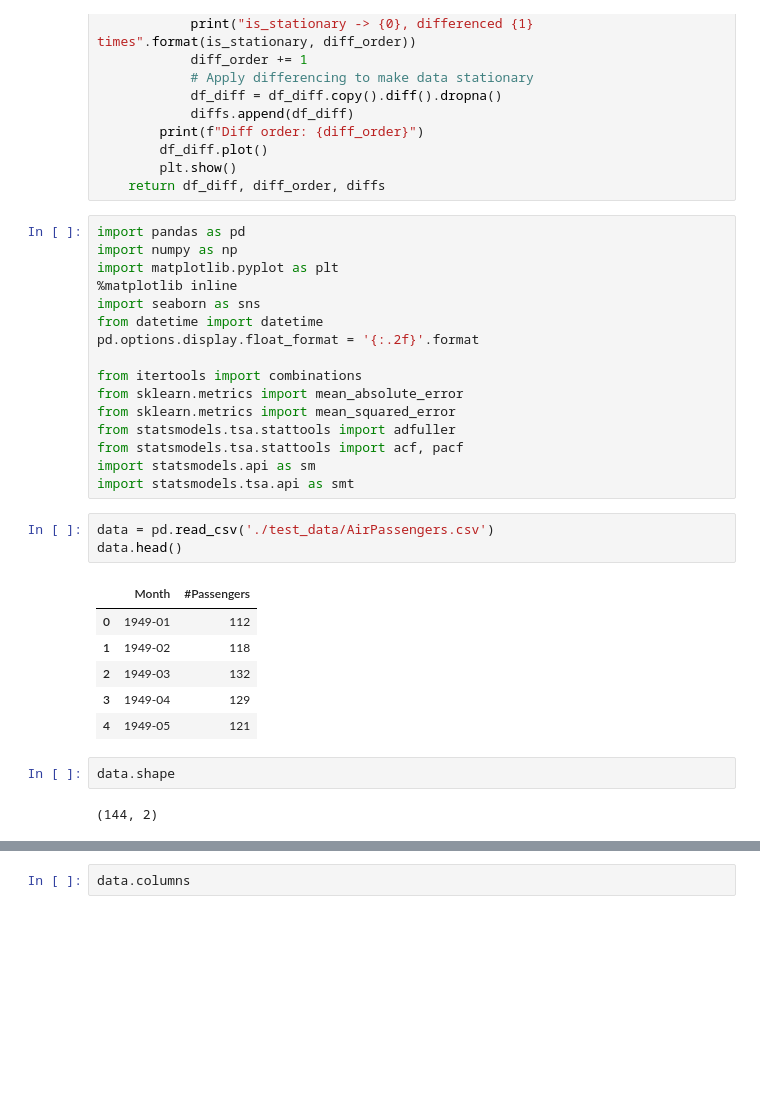
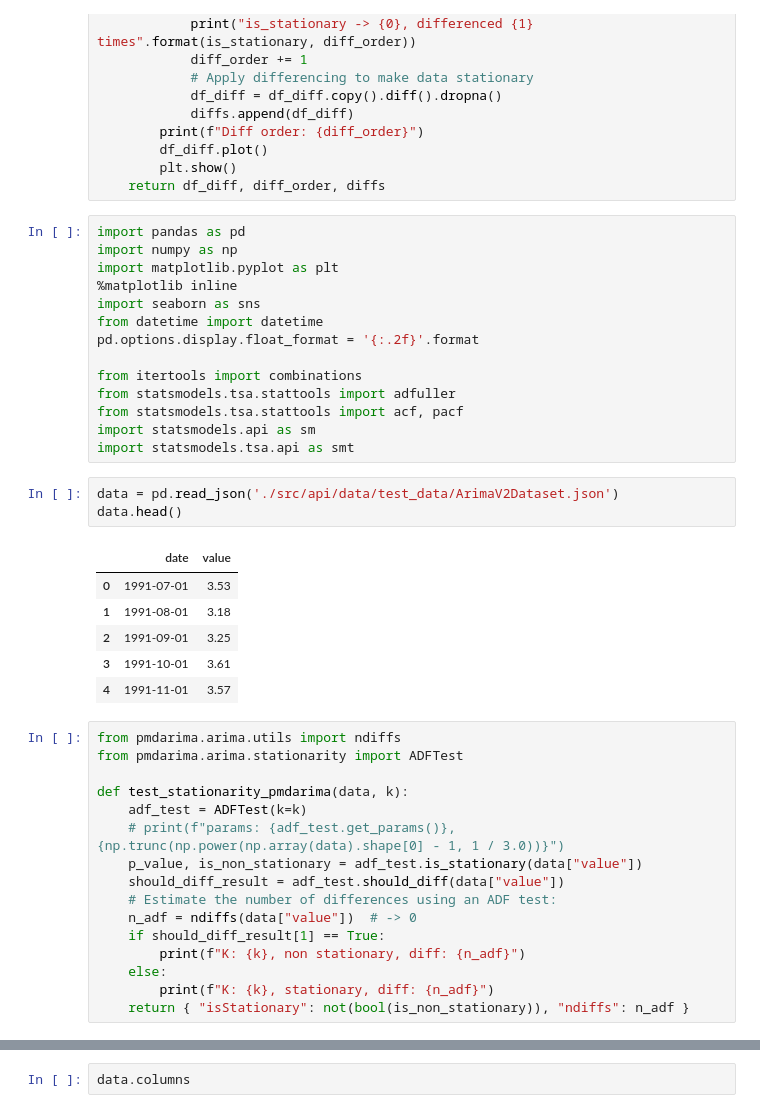
Before and after one commit to yarynakorduba/master-thesis-full-stack, a Jupyter notebook: arima_v1.ipynb, the cells around one changed output, grey strips where cells are left out. Drawn from its saved outputs; the diff is of its cells as text; blank space fills up the shorter version.

Commit message:
Playing with ARIMA

```diff
--- a/arima_v1.ipynb
+++ b/arima_v1.ipynb
@@ -70,23 +70,33 @@ from datetime import datetime
 pd.options.display.float_format = '{:.2f}'.format
 
 from itertools import combinations
-from sklearn.metrics import mean_absolute_error
-from sklearn.metrics import mean_squared_error
 from statsmodels.tsa.stattools import adfuller
 from statsmodels.tsa.stattools import acf, pacf
 import statsmodels.api as sm
 import statsmodels.tsa.api as smt
 # %%
-data = pd.read_csv('./test_data/AirPassengers.csv')
+data = pd.read_json('./src/api/data/test_data/ArimaV2Dataset.json')
 data.head()
 # %% [output]
-|  | Month | #Passengers |
-| 0 | 1949-01 | 112 |
-| 1 | 1949-02 | 118 |
-| 2 | 1949-03 | 132 |
-| 3 | 1949-04 | 129 |
-| 4 | 1949-05 | 121 |
+|  | date | value |
+| 0 | 1991-07-01 | 3.53 |
+| 1 | 1991-08-01 | 3.18 |
+| 2 | 1991-09-01 | 3.25 |
+| 3 | 1991-10-01 | 3.61 |
+| 4 | 1991-11-01 | 3.57 |
-# %%
-data.shape
-# %% [output]
-(144, 2)
+# %%
+from pmdarima.arima.utils import ndiffs
+from pmdarima.arima.stationarity import ADFTest
+
+def test_stationarity_pmdarima(data, k):
+    adf_test = ADFTest(k=k)
+    # print(f"params: {adf_test.get_params()}, {np.trunc(np.power(np.array(data).shape[0] - 1, 1 / 3.0))}")
+    p_value, is_non_stationary = adf_test.is_stationary(data["value"])
+    should_diff_result = adf_test.should_diff(data["value"])
+    # Estimate the number of differences using an ADF test:
+    n_adf = ndiffs(data["value"])  # -> 0
+    if should_diff_result[1] == True:
+        print(f"K: {k}, non stationary, diff: {n_adf}")
+    else:
+        print(f"K: {k}, stationary, diff: {n_adf}")
+    return { "isStationary": not(bool(is_non_stationary)), "ndiffs": n_adf }
```
Also changed, not shown: parts of 3 cells of this notebook, 15 other files.
